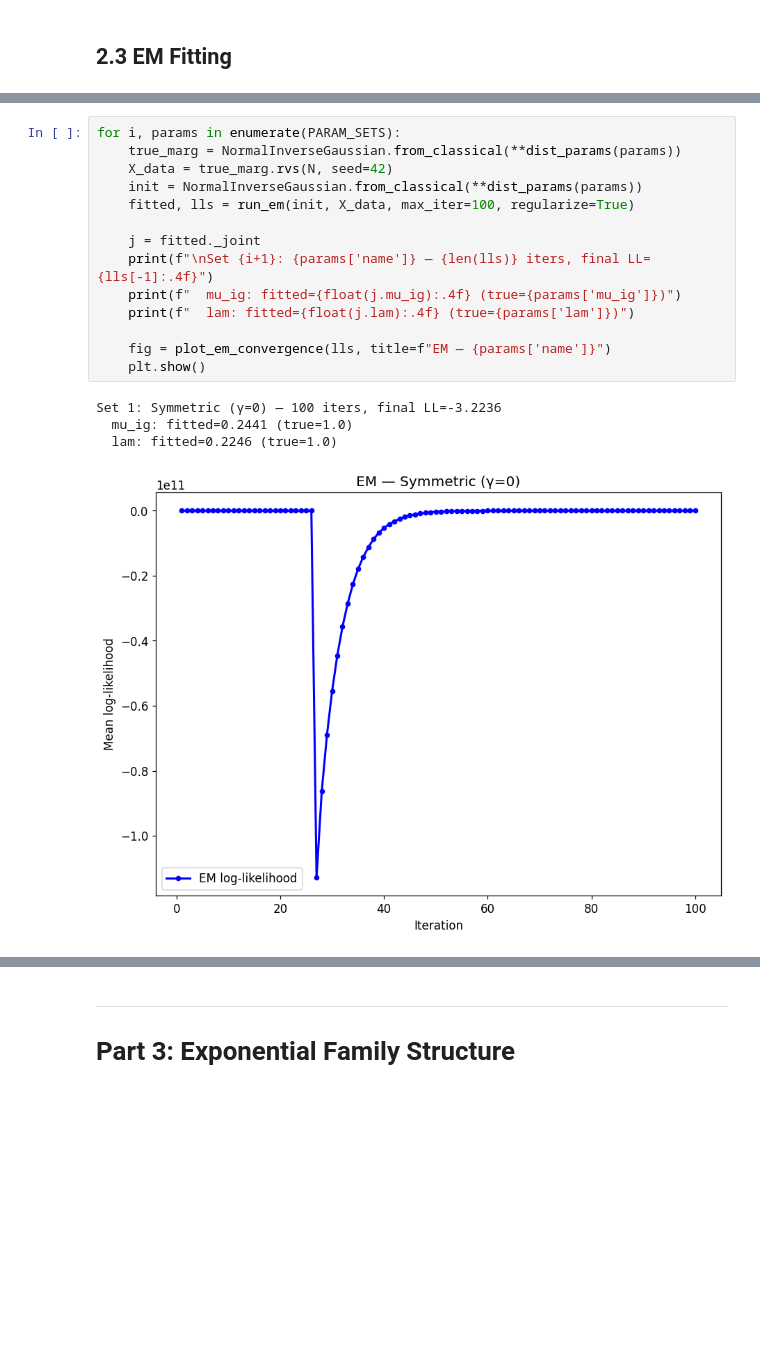
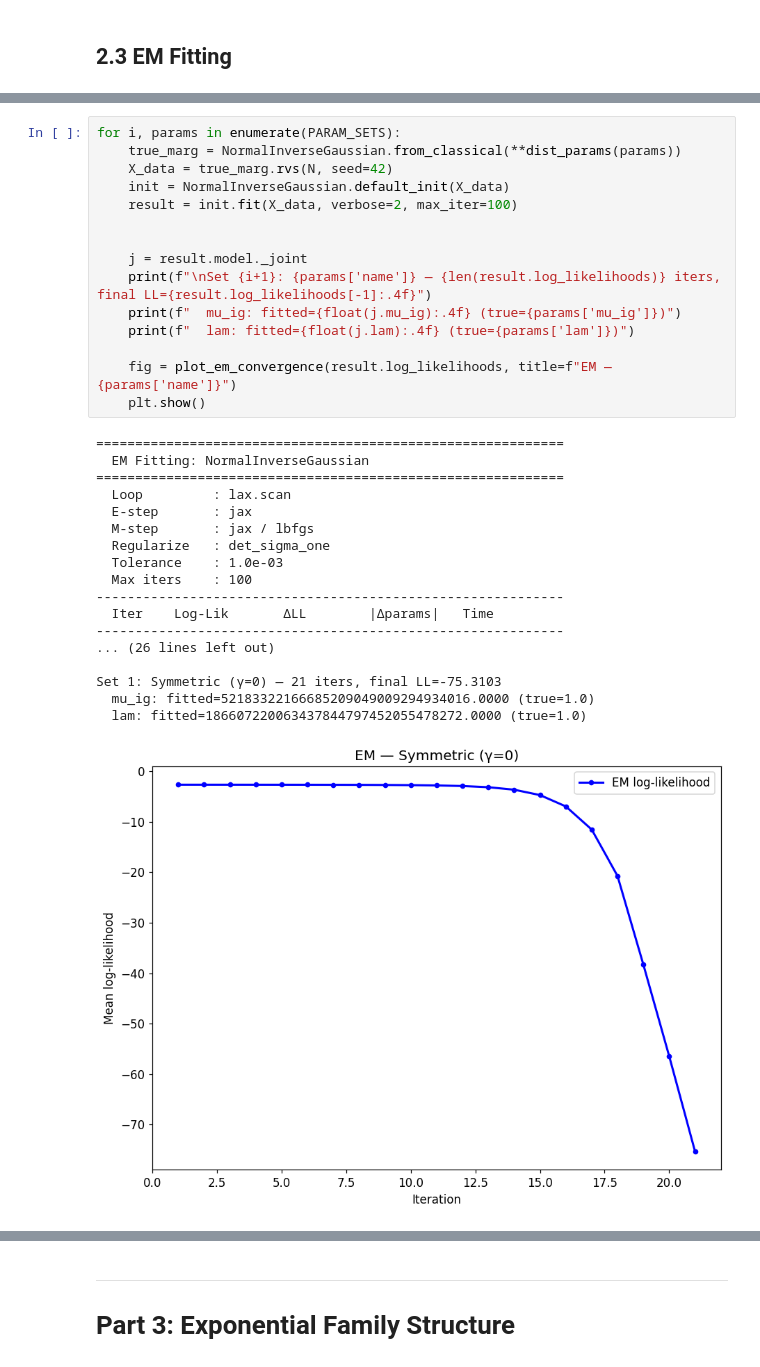
Before and after one commit to xshi19/normix, a Jupyter notebook: notebooks/normal_inverse_gaussian_distribution.ipynb, the cells around one changed output, grey strips where cells are left out. Cells and saved outputs as stored; diff of their text form; blank space fills up the shorter version.

Commit message:
docs(notebook): use default_init for EM examples
Made-with: Cursor

```diff
--- a/notebooks/normal_inverse_gaussian_distribution.ipynb
+++ b/notebooks/normal_inverse_gaussian_distribution.ipynb
@@ -191,19 +199,34 @@ Cov[X] (sample):
 # %%
 for i, params in enumerate(PARAM_SETS):
     true_marg = NormalInverseGaussian.from_classical(**dist_params(params))
     X_data = true_marg.rvs(N, seed=42)
-    init = NormalInverseGaussian.from_classical(**dist_params(params))
-    fitted, lls = run_em(init, X_data, max_iter=100, regularize=True)
+    init = NormalInverseGaussian.default_init(X_data)
+    result = init.fit(X_data, verbose=2, max_iter=100)
 
-    j = fitted._joint
-    print(f"\nSet {i+1}: {params['name']} — {len(lls)} iters, final LL={lls[-1]:.4f}")
+
+    j = result.model._joint
+    print(f"\nSet {i+1}: {params['name']} — {len(result.log_likelihoods)} iters, final LL={result.log_likelihoods[-1]:.4f}")
     print(f"  mu_ig: fitted={float(j.mu_ig):.4f} (true={params['mu_ig']})")
     print(f"  lam: fitted={float(j.lam):.4f} (true={params['lam']})")
 
-    fig = plot_em_convergence(lls, title=f"EM — {params['name']}")
+    fig = plot_em_convergence(result.log_likelihoods, title=f"EM — {params['name']}")
     plt.show()
 # %% [output]
-Set 1: Symmetric (γ=0) — 100 iters, final LL=-3.2236
-  mu_ig: fitted=0.2441 (true=1.0)
-  lam: fitted=0.2246 (true=1.0)
+============================================================
+  EM Fitting: NormalInverseGaussian
+============================================================
+  Loop         : lax.scan
+  E-step       : jax
+  M-step       : jax / lbfgs
+  Regularize   : det_sigma_one
+  Tolerance    : 1.0e-03
+  Max iters    : 100
+------------------------------------------------------------
+  Iter    Log-Lik       ΔLL        |Δparams|   Time
+------------------------------------------------------------
+... (26 lines left out)
+
+Set 1: Symmetric (γ=0) — 21 iters, final LL=-75.3103
+  mu_ig: fitted=52183322166685209049009294934016.0000 (true=1.0)
+  lam: fitted=186607220063437844797452055478272.0000 (true=1.0)
-[figure, old version]
+[figure, new version]
```
Also changed, not shown: parts of 3 cells of this notebook, 8 other files.
